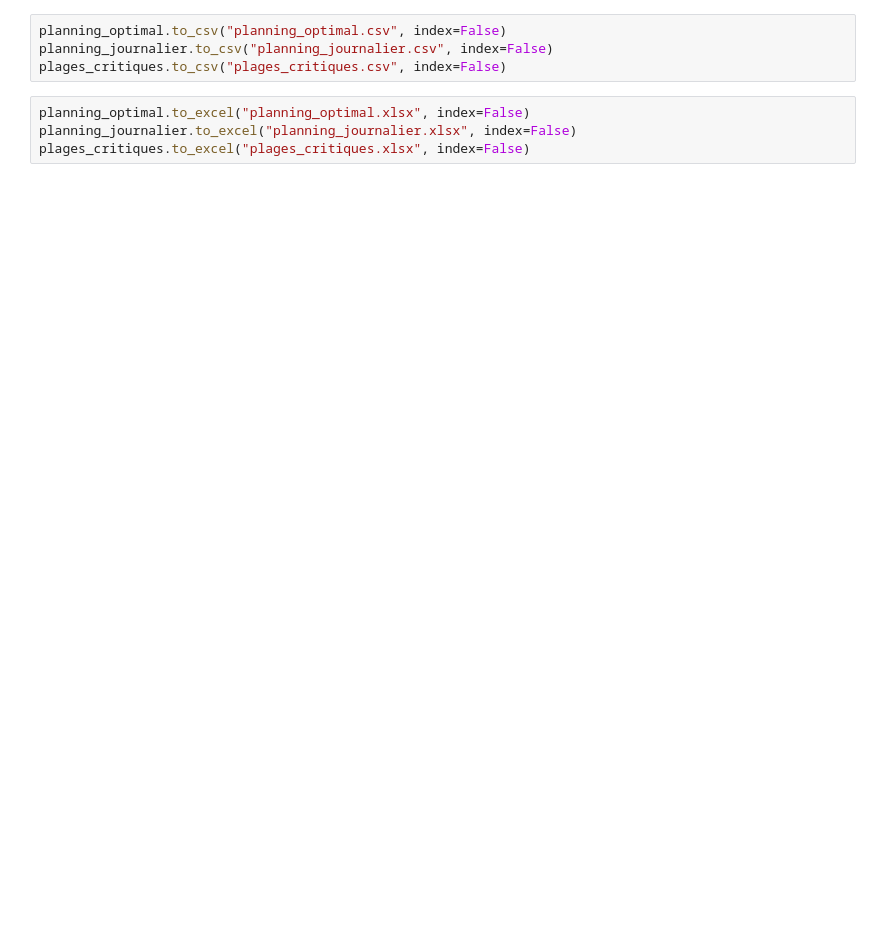
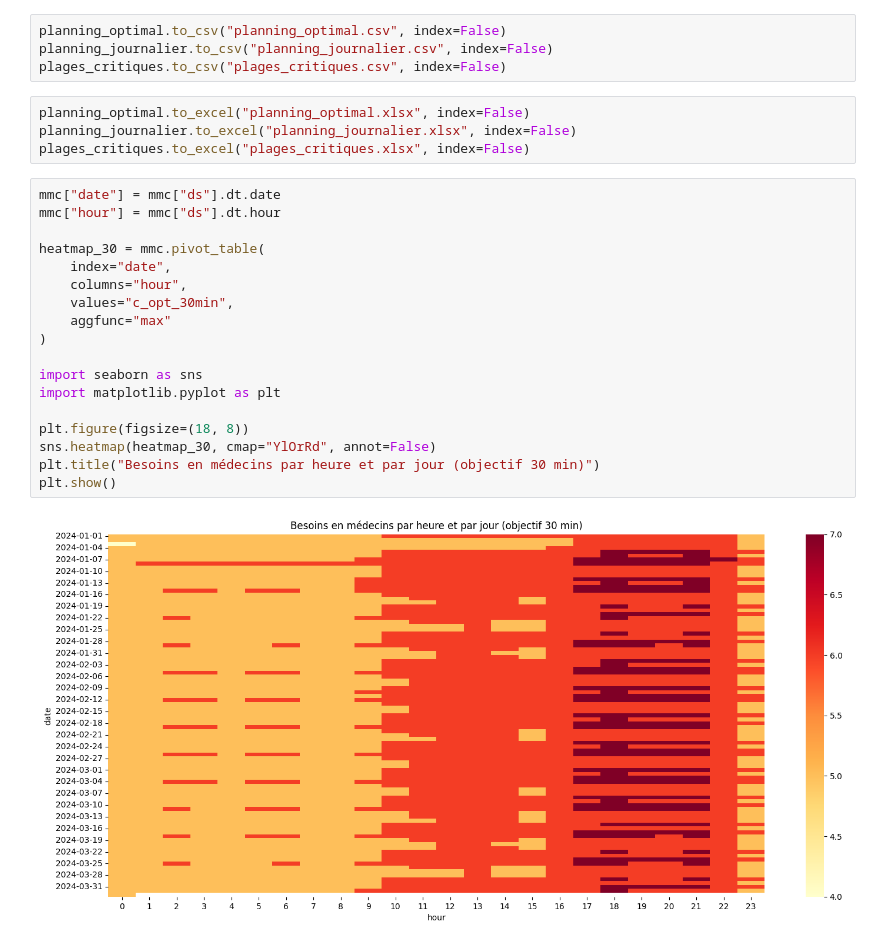
Before and after one commit to John-dotcom-cyber/hospital-emergency-optimizer, a Jupyter notebook: notebooks/prediction/prediction_basique.ipynb, the cells around one changed output. Cells and saved outputs as stored; diff of their text form; blank space fills up the shorter version.

```diff
--- a/notebooks/prediction/prediction_basique.ipynb
+++ b/notebooks/prediction/prediction_basique.ipynb
@@ -1269,3 +1268,23 @@ plages_critiques.to_csv("plages_critiques.csv", index=False)
 planning_optimal.to_excel("planning_optimal.xlsx", index=False)
 planning_journalier.to_excel("planning_journalier.xlsx", index=False)
 plages_critiques.to_excel("plages_critiques.xlsx", index=False)
+# %%
+mmc["date"] = mmc["ds"].dt.date
+mmc["hour"] = mmc["ds"].dt.hour
+
+heatmap_30 = mmc.pivot_table(
+    index="date",
+    columns="hour",
+    values="c_opt_30min",
+    aggfunc="max"
+)
+
+import seaborn as sns
+import matplotlib.pyplot as plt
+
+plt.figure(figsize=(18, 8))
+sns.heatmap(heatmap_30, cmap="YlOrRd", annot=False)
+plt.title("Besoins en médecins par heure et par jour (objectif 30 min)")
+plt.show()
+# %% [output]
+[figure, added]
```
Also changed, not shown: parts of 50 cells of this notebook, 15 other files.
